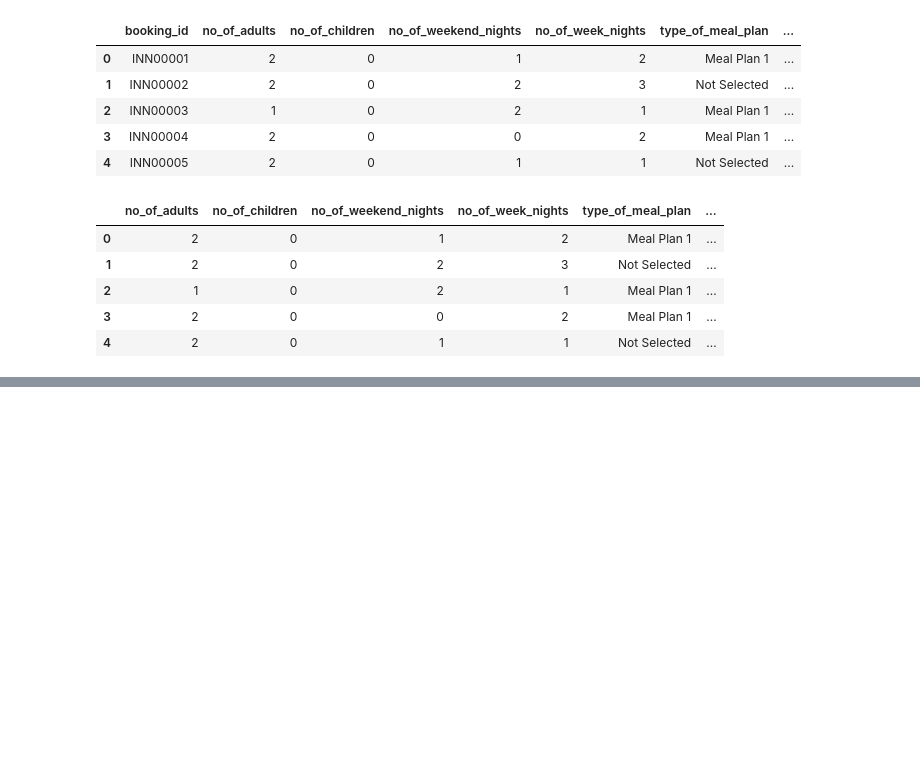
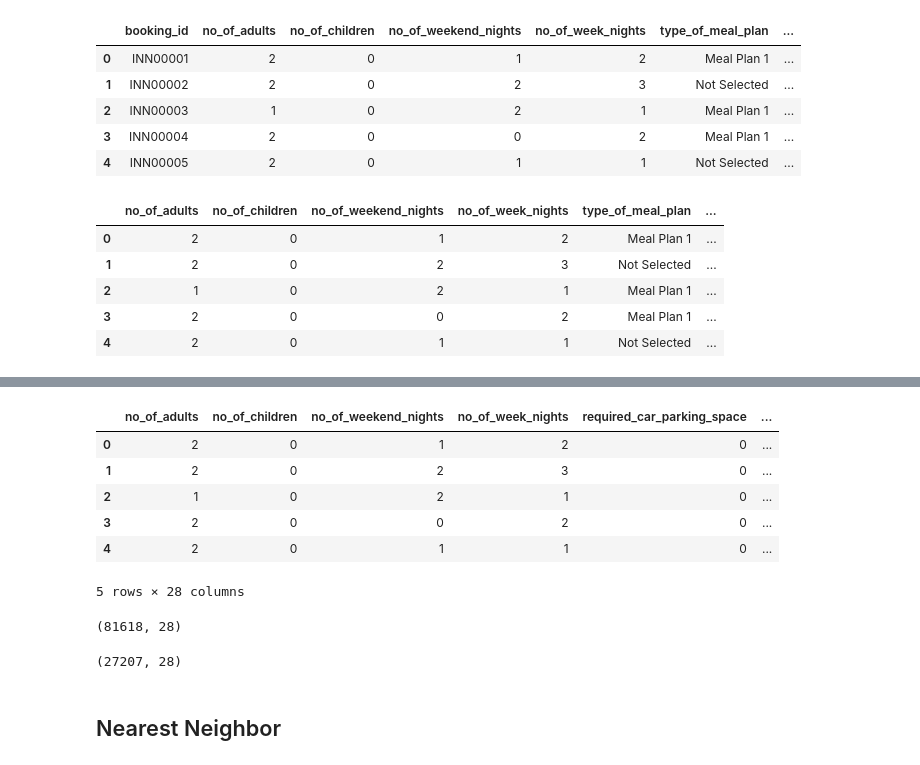
Before and after one commit to Grimmandrewj/Hotel_Cancellation_Prediction, a Jupyter notebook: Project4.ipynb, the cells around one changed output, grey strips where cells are left out. Cells and saved outputs as stored; diff of their text form; code cells hidden in the pictures; blank space fills up the shorter version.

```diff
--- a/Project4.ipynb
+++ b/Project4.ipynb
@@ -53,0 +104,3 @@ data_clean.head()
+# %%
+#Convert lead_time to integer
+data_clean['lead_time'] = data_clean['lead_time'].astype('int64')
@@ -53,0 +128,16 @@ data_clean.head()
+# %%
+# Define the features as X and target as y
+X= data_clean.drop(columns='booking_status')
+y = data_clean['booking_status']
+# %%
+#Encode categorical variables using get dummies
+X = pd.get_dummies(X)
+X.head()
+# %% [output]
+|  | no_of_adults | no_of_children | no_of_weekend_nights | no_of_week_nights | required_car_parking_space | ... |
+| 0 | 2 | 0 | 1 | 2 | 0 | ... |
+| 1 | 2 | 0 | 2 | 3 | 0 | ... |
+| 2 | 1 | 0 | 2 | 1 | 0 | ... |
+| 3 | 2 | 0 | 0 | 2 | 0 | ... |
+| 4 | 2 | 0 | 1 | 1 | 0 | ... |
+5 rows × 28 columns
@@ -53,0 +154,10 @@ data_clean.head()
+# %%
+#Check shape of X_train
+X_train.shape
+# %% [output]
+(81618, 28)
+# %%
+#Check shape of X_test
+X_test.shape
+# %% [output]
+(27207, 28)
@@ -53,0 +173,2 @@ data_clean.head()
+# %% [markdown]
+## Nearest Neighbor
```
Also changed, not shown: parts of 18 cells of this notebook, 2 other files.
